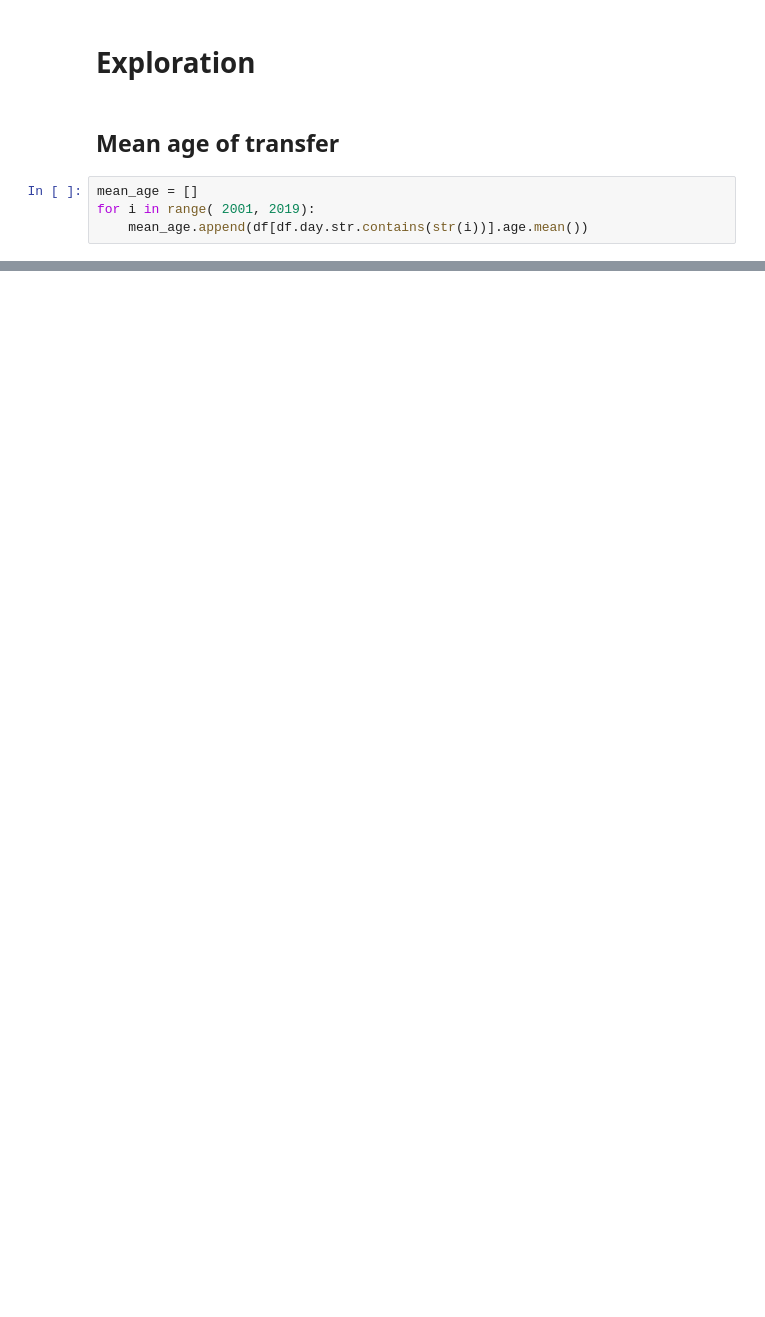
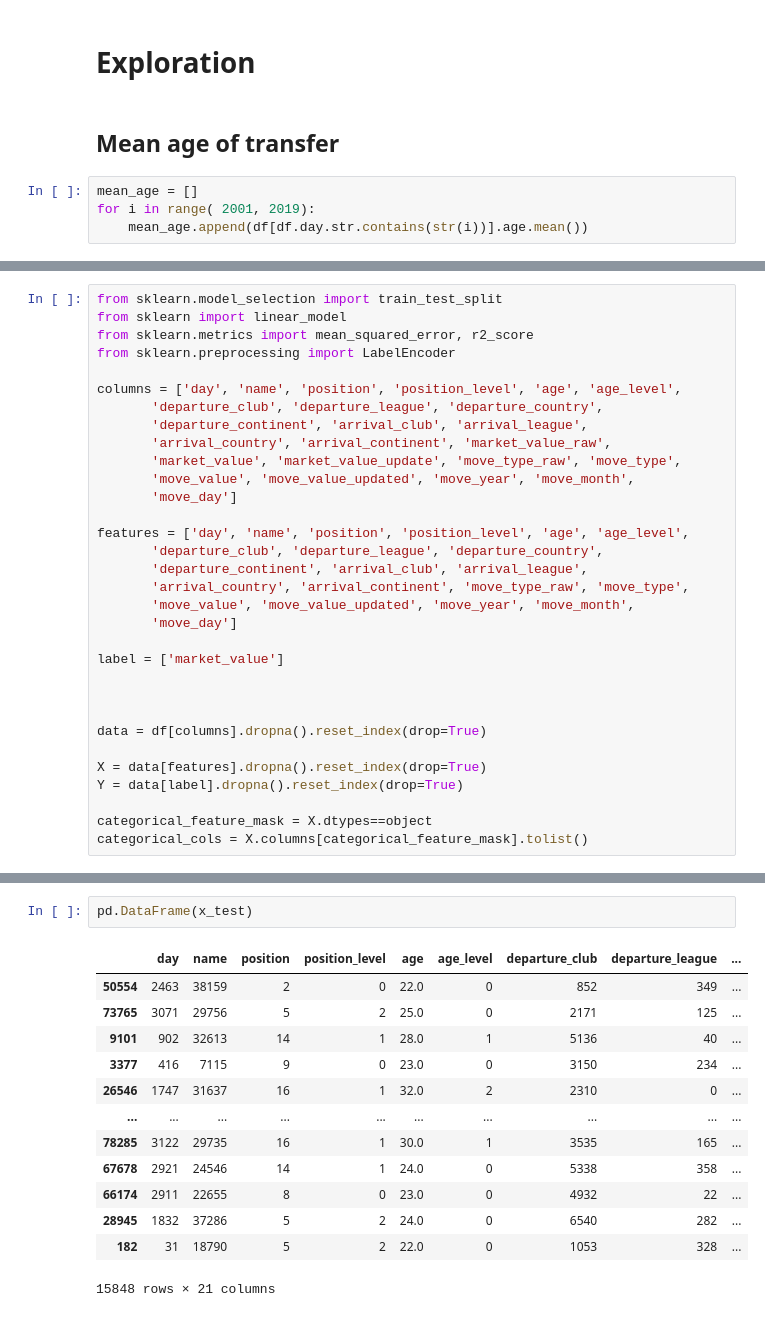
Before and after one commit to LeonardoGracioS/football_stats, a Jupyter notebook: exploratory_work.ipynb, the cells around one changed output, grey strips where cells are left out. Cells and saved outputs as stored; diff of their text form; blank space fills up the shorter version.

```diff
--- a/exploratory_work.ipynb
+++ b/exploratory_work.ipynb
@@ -38,0 +80,32 @@ No handles with labels found to put in legend.
+# %%
+from sklearn.model_selection import train_test_split
+from sklearn import linear_model
+from sklearn.metrics import mean_squared_error, r2_score
+from sklearn.preprocessing import LabelEncoder
+
+columns = ['day', 'name', 'position', 'position_level', 'age', 'age_level',
+       'departure_club', 'departure_league', 'departure_country',
+       'departure_continent', 'arrival_club', 'arrival_league',
+       'arrival_country', 'arrival_continent', 'market_value_raw',
+       'market_value', 'market_value_update', 'move_type_raw', 'move_type',
+       'move_value', 'move_value_updated', 'move_year', 'move_month',
+       'move_day']
+
+features = ['day', 'name', 'position', 'position_level', 'age', 'age_level',
+       'departure_club', 'departure_league', 'departure_country',
+       'departure_continent', 'arrival_club', 'arrival_league',
+       'arrival_country', 'arrival_continent', 'move_type_raw', 'move_type',
+       'move_value', 'move_value_updated', 'move_year', 'move_month',
+       'move_day']
+
+label = ['market_value']
+
+
+
+data = df[columns].dropna().reset_index(drop=True)
+
+X = data[features].dropna().reset_index(drop=True)
+Y = data[label].dropna().reset_index(drop=True)
+
+categorical_feature_mask = X.dtypes==object
+categorical_cols = X.columns[categorical_feature_mask].tolist()
@@ -38,0 +185,16 @@ No handles with labels found to put in legend.
+# %%
+pd.DataFrame(x_test)
+# %% [output]
+|  | day | name | position | position_level | age | age_level | departure_club | departure_league | ... |
+| 50554 | 2463 | 38159 | 2 | 0 | 22.0 | 0 | 852 | 349 | ... |
+| 73765 | 3071 | 29756 | 5 | 2 | 25.0 | 0 | 2171 | 125 | ... |
+| 9101 | 902 | 32613 | 14 | 1 | 28.0 | 1 | 5136 | 40 | ... |
+| 3377 | 416 | 7115 | 9 | 0 | 23.0 | 0 | 3150 | 234 | ... |
+| 26546 | 1747 | 31637 | 16 | 1 | 32.0 | 2 | 2310 | 0 | ... |
+| ... | ... | ... | ... | ... | ... | ... | ... | ... | ... |
+| 78285 | 3122 | 29735 | 16 | 1 | 30.0 | 1 | 3535 | 165 | ... |
+| 67678 | 2921 | 24546 | 14 | 1 | 24.0 | 0 | 5338 | 358 | ... |
+| 66174 | 2911 | 22655 | 8 | 0 | 23.0 | 0 | 4932 | 22 | ... |
+| 28945 | 1832 | 37286 | 5 | 2 | 24.0 | 0 | 6540 | 282 | ... |
+| 182 | 31 | 18790 | 5 | 2 | 22.0 | 0 | 1053 | 328 | ... |
+15848 rows × 21 columns
```
Also changed, not shown: parts of 17 cells of this notebook, 1 other file.
